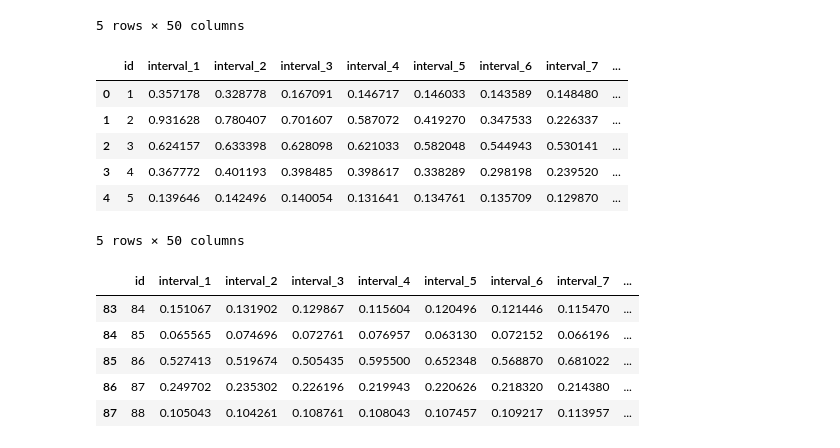
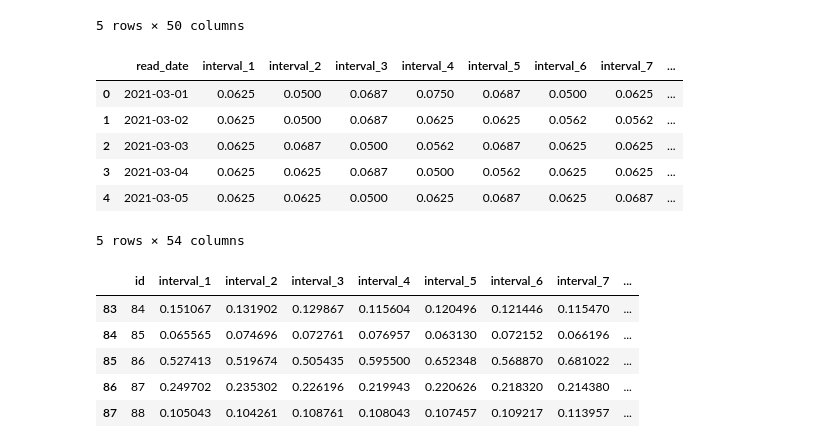
Before and after one commit to alkrona/EV_classification, a Jupyter notebook: python_code/data_cleaning.ipynb, the cells around one changed output. Cells and saved outputs as stored; diff of their text form; code cells hidden in the pictures.

Commit message:
data clustering complete

```diff
--- a/python_code/data_cleaning.ipynb
+++ b/python_code/data_cleaning.ipynb
@@ -38,0 +76,4 @@ df.head()
+# %%
+#importing the data and viewing it
+df = pd.read_csv("../data/EV_data.csv")
+df.head()
@@ -47,14 +102,16 @@ df.head()
 | 3 | 0.0625 | 0.0625 | 0.0687 | 0.0500 | 0.0562 | 0.0625 | 0.0625 | 0.0625 | ... |
 | 4 | 0.0625 | 0.0625 | 0.0500 | 0.0625 | 0.0687 | 0.0625 | 0.0687 | 0.0562 | ... |
 5 rows × 50 columns
-# %%
-aggregated_df= df.groupby('id').mean().reset_index()
-aggregated_df.head()
-# %% [output]
-|  | id | interval_1 | interval_2 | interval_3 | interval_4 | interval_5 | interval_6 | interval_7 | ... |
-| 0 | 1 | 0.357178 | 0.328778 | 0.167091 | 0.146717 | 0.146033 | 0.143589 | 0.148480 | ... |
-| 1 | 2 | 0.931628 | 0.780407 | 0.701607 | 0.587072 | 0.419270 | 0.347533 | 0.226337 | ... |
-| 2 | 3 | 0.624157 | 0.633398 | 0.628098 | 0.621033 | 0.582048 | 0.544943 | 0.530141 | ... |
-| 3 | 4 | 0.367772 | 0.401193 | 0.398485 | 0.398617 | 0.338289 | 0.298198 | 0.239520 | ... |
-| 4 | 5 | 0.139646 | 0.142496 | 0.140054 | 0.131641 | 0.134761 | 0.135709 | 0.129870 | ... |
-5 rows × 50 columns
+# %%
+df['day_of_week_num'] = df['read_date'].dt.day_of_week
+df['day_of_month'] = df['read_date'].dt.day
+df['month'] = df['read_date'].dt.month
+df.head()
+# %% [output]
+|  | read_date | interval_1 | interval_2 | interval_3 | interval_4 | interval_5 | interval_6 | interval_7 | ... |
+| 0 | 2021-03-01 | 0.0625 | 0.0500 | 0.0687 | 0.0750 | 0.0687 | 0.0500 | 0.0625 | ... |
+| 1 | 2021-03-02 | 0.0625 | 0.0500 | 0.0687 | 0.0625 | 0.0625 | 0.0562 | 0.0562 | ... |
+| 2 | 2021-03-03 | 0.0625 | 0.0687 | 0.0500 | 0.0562 | 0.0687 | 0.0625 | 0.0625 | ... |
+| 3 | 2021-03-04 | 0.0625 | 0.0625 | 0.0687 | 0.0500 | 0.0562 | 0.0625 | 0.0625 | ... |
+| 4 | 2021-03-05 | 0.0625 | 0.0625 | 0.0500 | 0.0625 | 0.0687 | 0.0625 | 0.0687 | ... |
+5 rows × 54 columns
```
Also changed, not shown: parts of 11 cells of this notebook, 10 other files.
